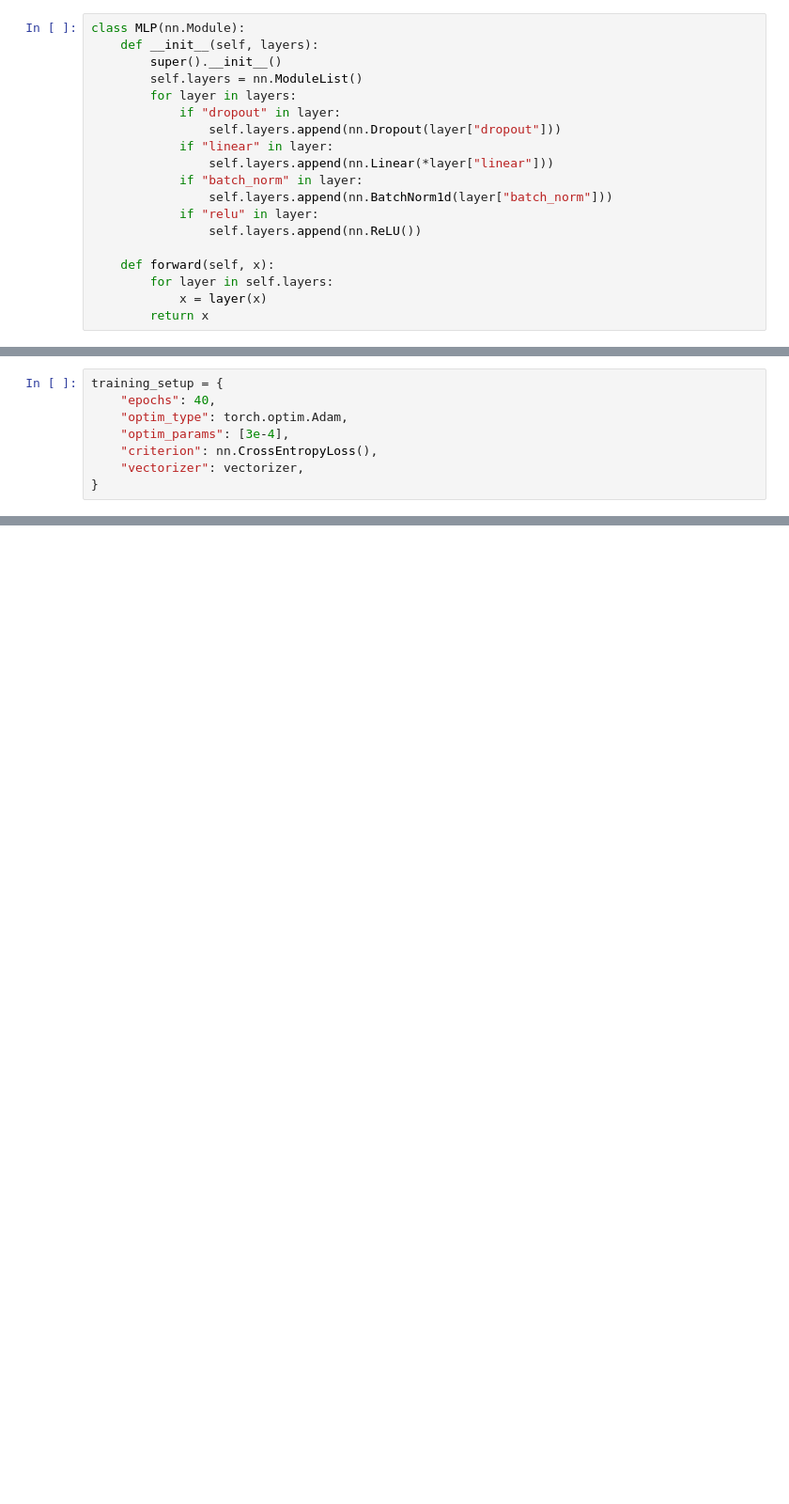
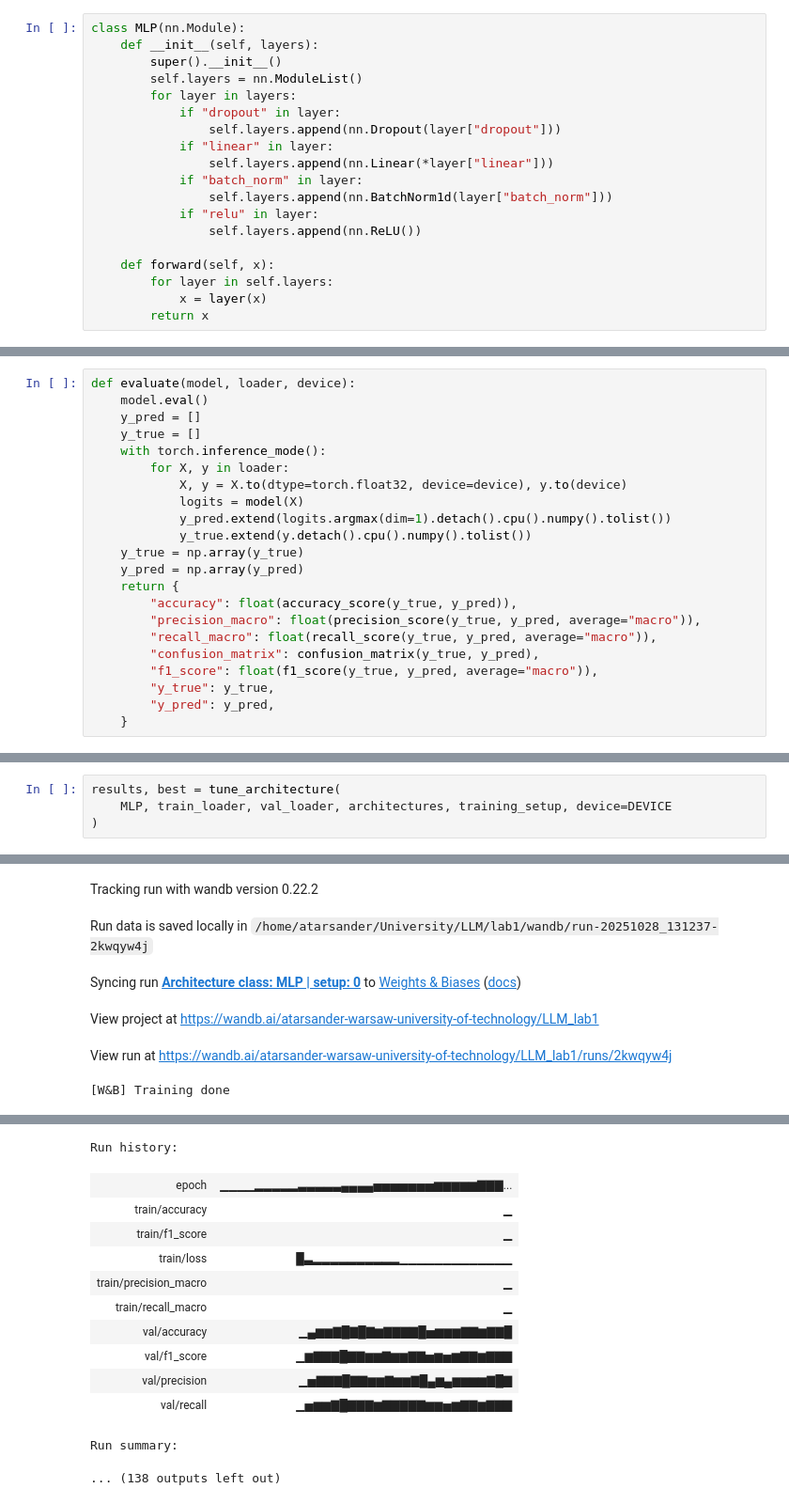
Before and after one commit to AtarSander/LLM-practice, a Jupyter notebook: lab1/LLM_Klasyczne_metody_klasyfikacji_tekstu_Lab_LLM.ipynb, the cells around one changed output, grey strips where cells are left out. Shown: that part at 94% size. Saved outputs shown, nothing was run; the diff lists cells and outputs as text; blank space fills up the shorter version.

Commit message:
Final version

```diff
--- a/lab1/LLM_Klasyczne_metody_klasyfikacji_tekstu_Lab_LLM.ipynb
+++ b/lab1/LLM_Klasyczne_metody_klasyfikacji_tekstu_Lab_LLM.ipynb
@@ -290,8 +101,0 @@ architectures = [
-# %%
-training_setup = {
-    "epochs": 40,
-    "optim_type": torch.optim.Adam,
-    "optim_params": [3e-4],
-    "criterion": nn.CrossEntropyLoss(),
-    "vectorizer": vectorizer,
-}
@@ -335,0 +163,22 @@ weighted avg       0.50      0.51      0.51     15000
+# %%
+def evaluate(model, loader, device):
+    model.eval()
+    y_pred = []
+    y_true = []
+    with torch.inference_mode():
+        for X, y in loader:
+            X, y = X.to(dtype=torch.float32, device=device), y.to(device)
+            logits = model(X)
+            y_pred.extend(logits.argmax(dim=1).detach().cpu().numpy().tolist())
+            y_true.extend(y.detach().cpu().numpy().tolist())
+    y_true = np.array(y_true)
+    y_pred = np.array(y_pred)
+    return {
+        "accuracy": float(accuracy_score(y_true, y_pred)),
+        "precision_macro": float(precision_score(y_true, y_pred, average="macro")),
+        "recall_macro": float(recall_score(y_true, y_pred, average="macro")),
+        "confusion_matrix": confusion_matrix(y_true, y_pred),
+        "f1_score": float(f1_score(y_true, y_pred, average="macro")),
+        "y_true": y_true,
+        "y_pred": y_pred,
+    }
@@ -335,0 +381,5 @@ weighted avg       0.50      0.51      0.51     15000
+# %%
+results, best = tune_architecture(
+    MLP, train_loader, val_loader, architectures, training_setup, device=DEVICE
+)
+# %% [output]
@@ -335,0 +388,6 @@ weighted avg       0.50      0.51      0.51     15000
+Tracking run with wandb version 0.22.2
+Run data is saved locally in /home/atarsander/University/LLM/lab1/wandb/run-20251028_131237-2kwqyw4j
+Syncing run Architecture class: MLP | setup: 0 to Weights & Biases (docs)
+View project at https://wandb.ai/atarsander-warsaw-university-of-technology/LLM_lab1
+View run at https://wandb.ai/atarsander-warsaw-university-of-technology/LLM_lab1/runs/2kwqyw4j
+[W&B] Training done
@@ -335,0 +395,13 @@ weighted avg       0.50      0.51      0.51     15000
+Run history:
+| epoch | ▁▁▁▁▂▂▂▂▂▃▃▃▃▃▄▄▄▄▅▅▅▅▅▅▅▆▆▆▆▆▇▇▇... |
+| train/accuracy | ▁ |
+| train/f1_score | ▁ |
+| train/loss | █▃▂▂▂▂▂▂▂▂▂▂▁▁▁▁▁▁▁▁▁▁▁▁▁ |
+| train/precision_macro | ▁ |
+| train/recall_macro | ▁ |
+| val/accuracy | ▁▄▆▆▇█▇█▇▆▇▇▇▇█▅▆▆▆▇▇▆▇▇█ |
+| val/f1_score | ▁▆▇▇▇█▇▇▆▆▇▆▆▇▇▅▆▅▆▇▇▆▇▇▇ |
+| val/precision | ▁▅▇▇▇█▇▇▆▆▇▆▆▇█▄▆▄▆▆▆▆▇█▇ |
+| val/recall | ▁▅▆▆▇█▇▇▇▆▇▇▇▇▇▆▆▅▆▇▇▆▇▇▇ |
+Run summary:
+... (138 outputs left out)
```
Also changed, not shown: parts of 59 cells of this notebook.
